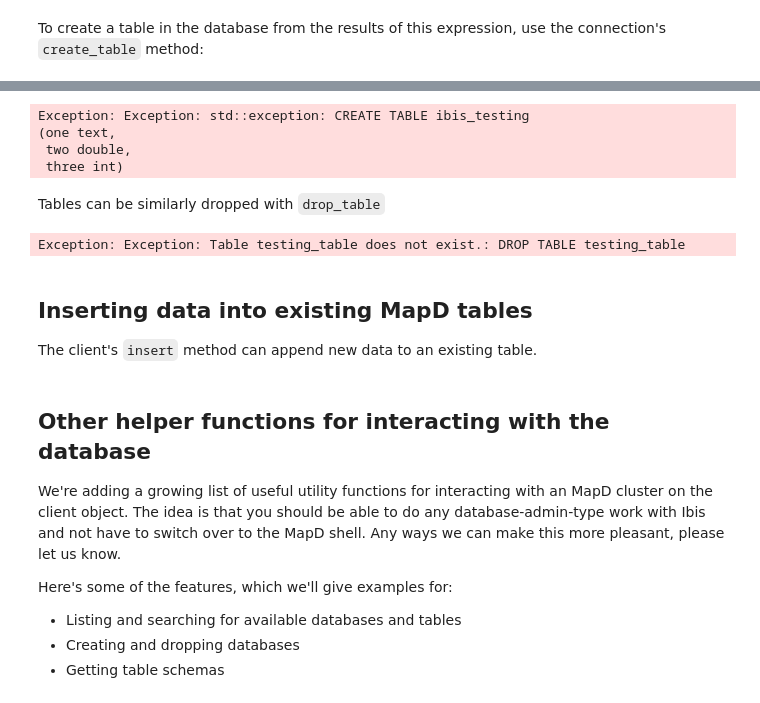
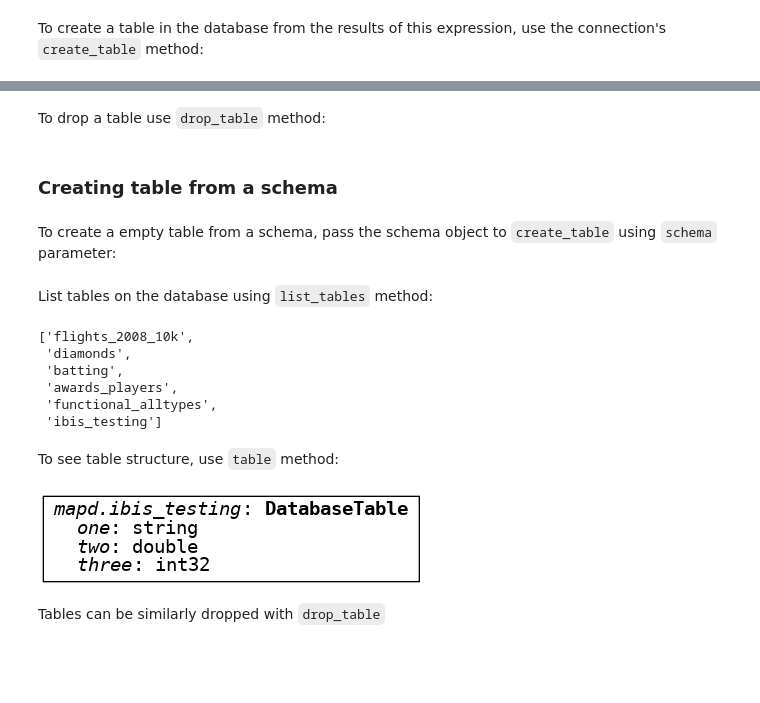
Before and after one commit to Quansight/ibis-mapd-tutorials, a Jupyter notebook: settings/5-IO-Create-Insert-External-Data.ipynb, the cells around one changed output, grey strips where cells are left out. Drawn from its saved outputs; the diff is of its cells as text; code cells hidden in the pictures; blank space fills up the shorter version.

```diff
--- a/settings/5-IO-Create-Insert-External-Data.ipynb
+++ b/settings/5-IO-Create-Insert-External-Data.ipynb
@@ -82,0 +106,2 @@ except Exception as e:
+# %% [markdown]
+To drop a table use `drop_table` method:
@@ -83,3 +110,7 @@ except Exception as e:
+# %% [markdown]
+### Creating table from a schema
+# %% [markdown]
+To create a empty table from a schema, pass the schema object to `create_table` using `schema` parameter:
 # %%
 t = ibis.schema(
     [('one', 'varchar(32)'),
@@ -87,21 +118,23 @@ t = ibis.schema(
      ('three', 'int32')])
 t
 
-con.create_table('ibis_testing', schema=t, database='ibis_testing')
-con.list_tables(database='ibis_testing')
+con.create_table('ibis_testing', schema=t, database='mapd')
-# %% [output]
-Exception: Exception: std::exception: CREATE TABLE ibis_testing
-(one text,
- two double,
- three int)
+# %% [markdown]
+List tables on the database using `list_tables` method:
+# %%
+con.list_tables(database='mapd')
+# %% [output]
+['flights_2008_10k',
+ 'diamonds',
+ 'batting',
+ 'awards_players',
+ 'functional_alltypes',
+ 'ibis_testing']
+# %% [markdown]
+To see table structure, use `table` method:
+# %%
+con.table('ibis_testing', 'mapd')
+# %% [output]
+[figure, added]
 # %% [markdown]
 Tables can be similarly dropped with `drop_table`
-# %%
-con.drop_table('testing_table', database='ibis_testing')
-# %% [output]
-Exception: Exception: Table testing_table does not exist.: DROP TABLE testing_table
-# %% [markdown]
-## Inserting data into existing MapD tables
-
-
-The client's `insert` method can append new data to an existing table.
@@ -143,11 +140,0 @@ con.drop_table('testing_table')
-# %% [markdown]
-## Other helper functions for interacting with the database
-
-
-We're adding a growing list of useful utility functions for interacting with an MapD cluster on the client object. The idea is that you should be able to do any database-admin-type work with Ibis and not have to switch over to the MapD shell. Any ways we can make this more pleasant, please let us know.
-
-Here's some of the features, which we'll give examples for:
-
-- Listing and searching for available databases and tables
-- Creating and dropping databases
-- Getting table schemas
```
Also changed, not shown: parts of 79 cells of this notebook.
